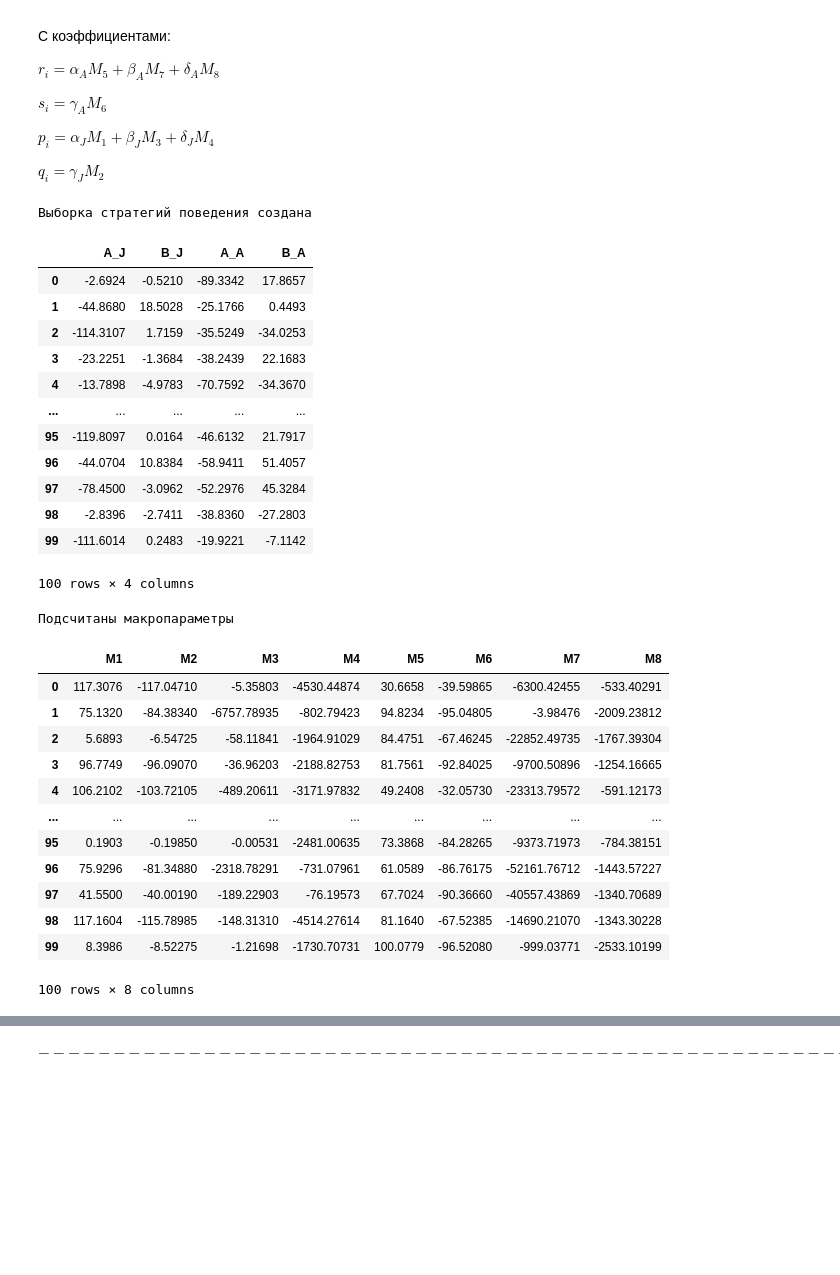
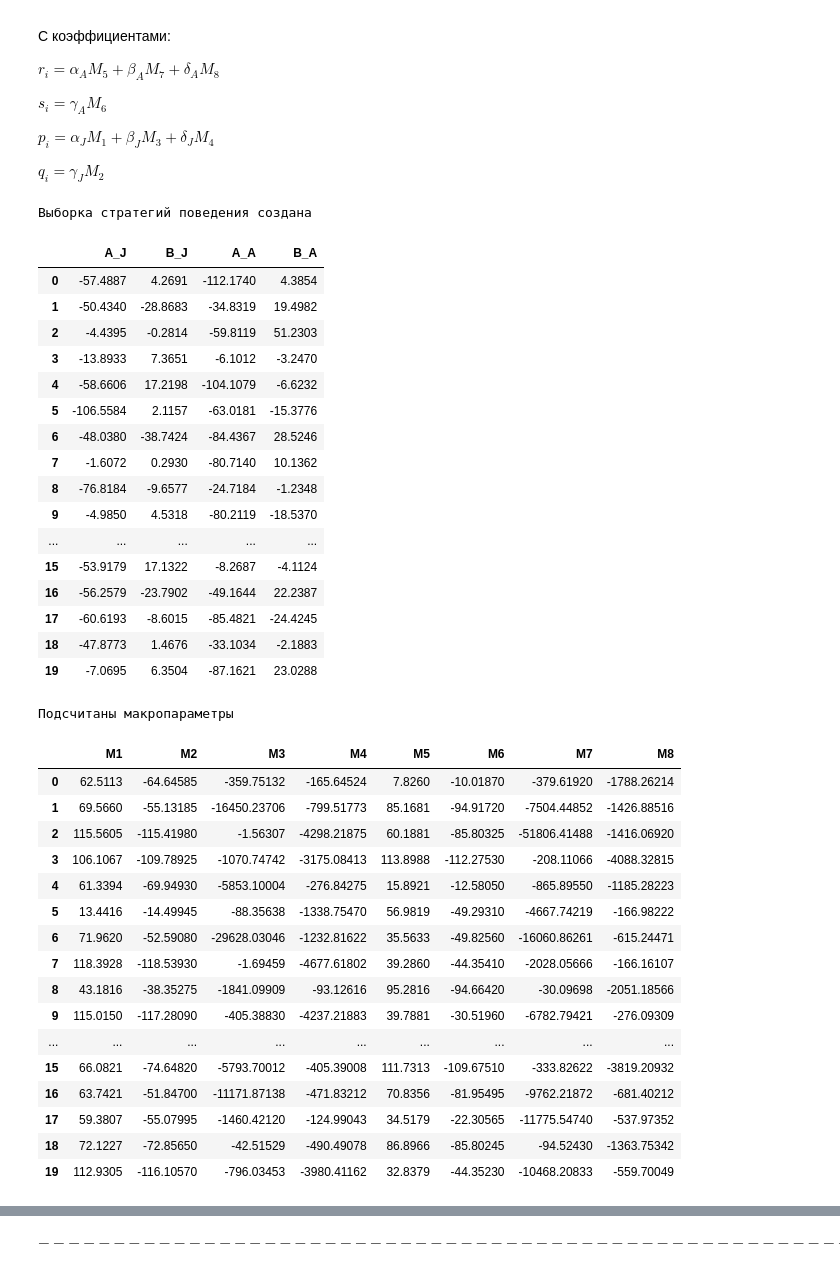
Before and after one commit to Breketov/MMPO, a Jupyter notebook: MMPO.ipynb, the cells around one changed output, grey strips where cells are left out. Drawn from its saved outputs; the diff is of its cells as text; code cells hidden in the pictures; blank space fills up the shorter version.

```diff
--- a/MMPO.ipynb
+++ b/MMPO.ipynb
@@ -70,7 +70,7 @@ sigma2 = 1
 D = 120
 D0 = 70
 
-Nmax = 100
+Nmax = 20
 # %%
 import random as rn
 import pandas as pd
@@ -91,7 +91,7 @@ def rand_AB(Nmax):
 
    data_strat = {'A_J': A_j, 'B_J': B_j, 'A_A': A_a, 'B_A': B_a}
    data = pd.DataFrame(data = data_strat)
-   data.to_csv("data_strat.csv")
+   data.to_csv("data_strat.csv", index=False)
    return data
 print("Выборка стратегий поведения создана")
 data_strat = rand_AB(Nmax)
@@ -99,61 +99,69 @@ data_strat
 # %% [output]
 Выборка стратегий поведения создана
 |  | A_J | B_J | A_A | B_A |
-| 0 | -2.6924 | -0.5210 | -89.3342 | 17.8657 |
-| 1 | -44.8680 | 18.5028 | -25.1766 | 0.4493 |
-| 2 | -114.3107 | 1.7159 | -35.5249 | -34.0253 |
-| 3 | -23.2251 | -1.3684 | -38.2439 | 22.1683 |
-| 4 | -13.7898 | -4.9783 | -70.7592 | -34.3670 |
+| 0 | -57.4887 | 4.2691 | -112.1740 | 4.3854 |
+| 1 | -50.4340 | -28.8683 | -34.8319 | 19.4982 |
+| 2 | -4.4395 | -0.2814 | -59.8119 | 51.2303 |
+| 3 | -13.8933 | 7.3651 | -6.1012 | -3.2470 |
+| 4 | -58.6606 | 17.2198 | -104.1079 | -6.6232 |
+| 5 | -106.5584 | 2.1157 | -63.0181 | -15.3776 |
+| 6 | -48.0380 | -38.7424 | -84.4367 | 28.5246 |
+| 7 | -1.6072 | 0.2930 | -80.7140 | 10.1362 |
+| 8 | -76.8184 | -9.6577 | -24.7184 | -1.2348 |
+| 9 | -4.9850 | 4.5318 | -80.2119 | -18.5370 |
 | ... | ... | ... | ... | ... |
-| 95 | -119.8097 | 0.0164 | -46.6132 | 21.7917 |
-| 96 | -44.0704 | 10.8384 | -58.9411 | 51.4057 |
-| 97 | -78.4500 | -3.0962 | -52.2976 | 45.3284 |
-| 98 | -2.8396 | -2.7411 | -38.8360 | -27.2803 |
-| 99 | -111.6014 | 0.2483 | -19.9221 | -7.1142 |
+| 15 | -53.9179 | 17.1322 | -8.2687 | -4.1124 |
+| 16 | -56.2579 | -23.7902 | -49.1644 | 22.2387 |
+| 17 | -60.6193 | -8.6015 | -85.4821 | -24.4245 |
+| 18 | -47.8773 | 1.4676 | -33.1034 | -2.1883 |
+| 19 | -7.0695 | 6.3504 | -87.1621 | 23.0288 |
-100 rows × 4 columns
 # %%
 import pandas as pd
 import numpy as np
 # Подсчет макропараметров
 def macroparams(Nmax):
    data_strat = pd.read_csv('data_strat.csv')
    Aj = data_strat['A_J'].tolist()
    Bj = data_strat['B_J'].tolist()
    Aa = data_strat['A_A'].tolist()
    Ba = data_strat['B_A'].tolist()
    M1, M2, M3, M4, M5, M6, M7, M8 = [], [], [], [], [], [], [], []
    for i in range(0, Nmax):
       M1.append(round(sigma1*(Aj[i] + D), 5))
       M2.append(round(-sigma2*(Aj[i] + D + Bj[i]/2), 5))
       M3.append(round(-2*(np.pi*Bj[i])**2, 5))
       M4.append(round(-((Aj[i] + D0)**2 + (Bj[i]**2)/2), 5))
       M5.append(round(sigma1*(Aa[i] + D), 5))
       M6.append(round(-sigma2*(Aa[i] + D + Ba[i]/2), 5))
       M7.append(round(-2*(np.pi*Ba[i])**2, 5))
       M8.append(round(-((Aa[i] + D0)**2 + (Ba[i]**2)/2), 5))
 
    data_macro = {'M1': M1, 'M2': M2, 'M3': M3, 'M4': M4, 'M5': M5, 'M6': M6, 'M7': M7, 'M8': M8}
    data = pd.DataFrame(data = data_macro)
-   data.to_csv("data_macro.csv")
+   data.to_csv("data_macro.csv", index=False)
    return data
 print('Подсчитаны макропараметры')
 data_macro = macroparams(Nmax)
 data_macro
 # %% [output]
 Подсчитаны макропараметры
 |  | M1 | M2 | M3 | M4 | M5 | M6 | M7 | M8 |
-| 0 | 117.3076 | -117.04710 | -5.35803 | -4530.44874 | 30.6658 | -39.59865 | -6300.42455 | -533.40291 |
-| 1 | 75.1320 | -84.38340 | -6757.78935 | -802.79423 | 94.8234 | -95.04805 | -3.98476 | -2009.23812 |
-| 2 | 5.6893 | -6.54725 | -58.11841 | -1964.91029 | 84.4751 | -67.46245 | -22852.49735 | -1767.39304 |
-| 3 | 96.7749 | -96.09070 | -36.96203 | -2188.82753 | 81.7561 | -92.84025 | -9700.50896 | -1254.16665 |
-| 4 | 106.2102 | -103.72105 | -489.20611 | -3171.97832 | 49.2408 | -32.05730 | -23313.79572 | -591.12173 |
+| 0 | 62.5113 | -64.64585 | -359.75132 | -165.64524 | 7.8260 | -10.01870 | -379.61920 | -1788.26214 |
+| 1 | 69.5660 | -55.13185 | -16450.23706 | -799.51773 | 85.1681 | -94.91720 | -7504.44852 | -1426.88516 |
+| 2 | 115.5605 | -115.41980 | -1.56307 | -4298.21875 | 60.1881 | -85.80325 | -51806.41488 | -1416.06920 |
+| 3 | 106.1067 | -109.78925 | -1070.74742 | -3175.08413 | 113.8988 | -112.27530 | -208.11066 | -4088.32815 |
+| 4 | 61.3394 | -69.94930 | -5853.10004 | -276.84275 | 15.8921 | -12.58050 | -865.89550 | -1185.28223 |
+| 5 | 13.4416 | -14.49945 | -88.35638 | -1338.75470 | 56.9819 | -49.29310 | -4667.74219 | -166.98222 |
+| 6 | 71.9620 | -52.59080 | -29628.03046 | -1232.81622 | 35.5633 | -49.82560 | -16060.86261 | -615.24471 |
+| 7 | 118.3928 | -118.53930 | -1.69459 | -4677.61802 | 39.2860 | -44.35410 | -2028.05666 | -166.16107 |
+| 8 | 43.1816 | -38.35275 | -1841.09909 | -93.12616 | 95.2816 | -94.66420 | -30.09698 | -2051.18566 |
+| 9 | 115.0150 | -117.28090 | -405.38830 | -4237.21883 | 39.7881 | -30.51960 | -6782.79421 | -276.09309 |
 | ... | ... | ... | ... | ... | ... | ... | ... | ... |
-| 95 | 0.1903 | -0.19850 | -0.00531 | -2481.00635 | 73.3868 | -84.28265 | -9373.71973 | -784.38151 |
-| 96 | 75.9296 | -81.34880 | -2318.78291 | -731.07961 | 61.0589 | -86.76175 | -52161.76712 | -1443.57227 |
-| 97 | 41.5500 | -40.00190 | -189.22903 | -76.19573 | 67.7024 | -90.36660 | -40557.43869 | -1340.70689 |
-| 98 | 117.1604 | -115.78985 | -148.31310 | -4514.27614 | 81.1640 | -67.52385 | -14690.21070 | -1343.30228 |
-| 99 | 8.3986 | -8.52275 | -1.21698 | -1730.70731 | 100.0779 | -96.52080 | -999.03771 | -2533.10199 |
+| 15 | 66.0821 | -74.64820 | -5793.70012 | -405.39008 | 111.7313 | -109.67510 | -333.82622 | -3819.20932 |
+| 16 | 63.7421 | -51.84700 | -11171.87138 | -471.83212 | 70.8356 | -81.95495 | -9762.21872 | -681.40212 |
+| 17 | 59.3807 | -55.07995 | -1460.42120 | -124.99043 | 34.5179 | -22.30565 | -11775.54740 | -537.97352 |
+| 18 | 72.1227 | -72.85650 | -42.51529 | -490.49078 | 86.8966 | -85.80245 | -94.52430 | -1363.75342 |
+| 19 | 112.9305 | -116.10570 | -796.03453 | -3980.41162 | 32.8379 | -44.35230 | -10468.20833 | -559.70049 |
-100 rows × 8 columns
 # %%
 import pandas as pd
 # Счатем фитнесс
```
Also changed, not shown: parts of 3 cells of this notebook, 2 other files.
